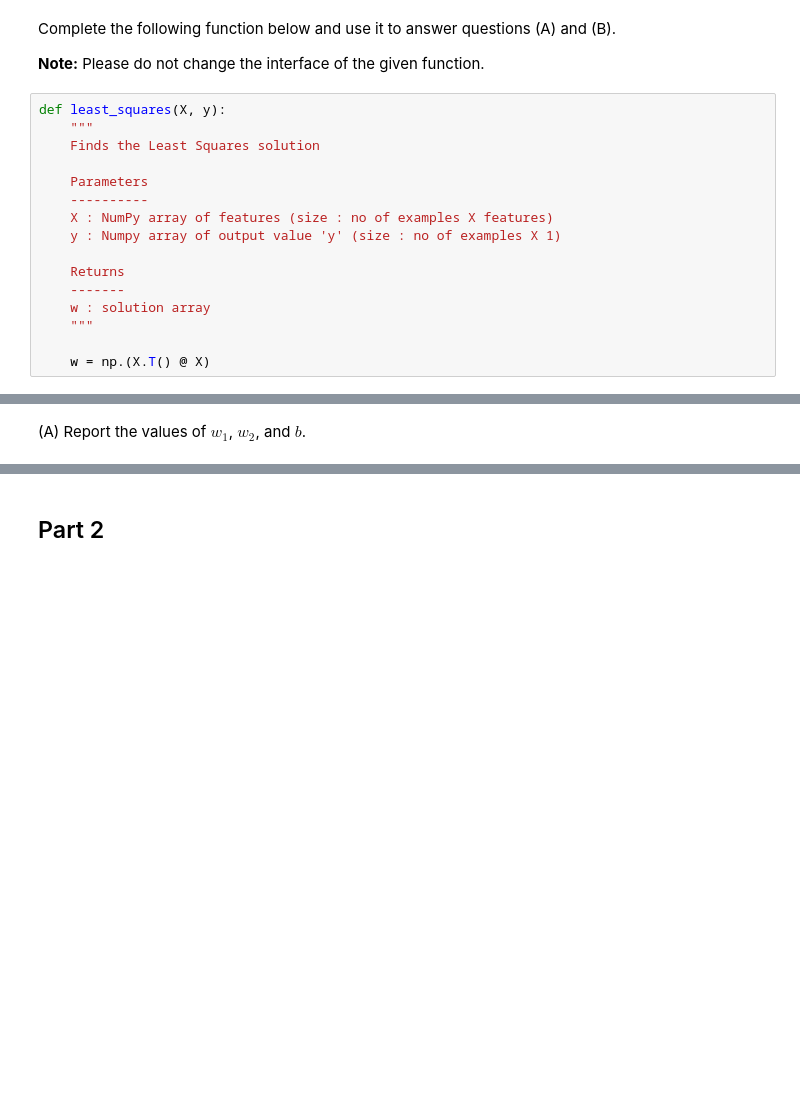
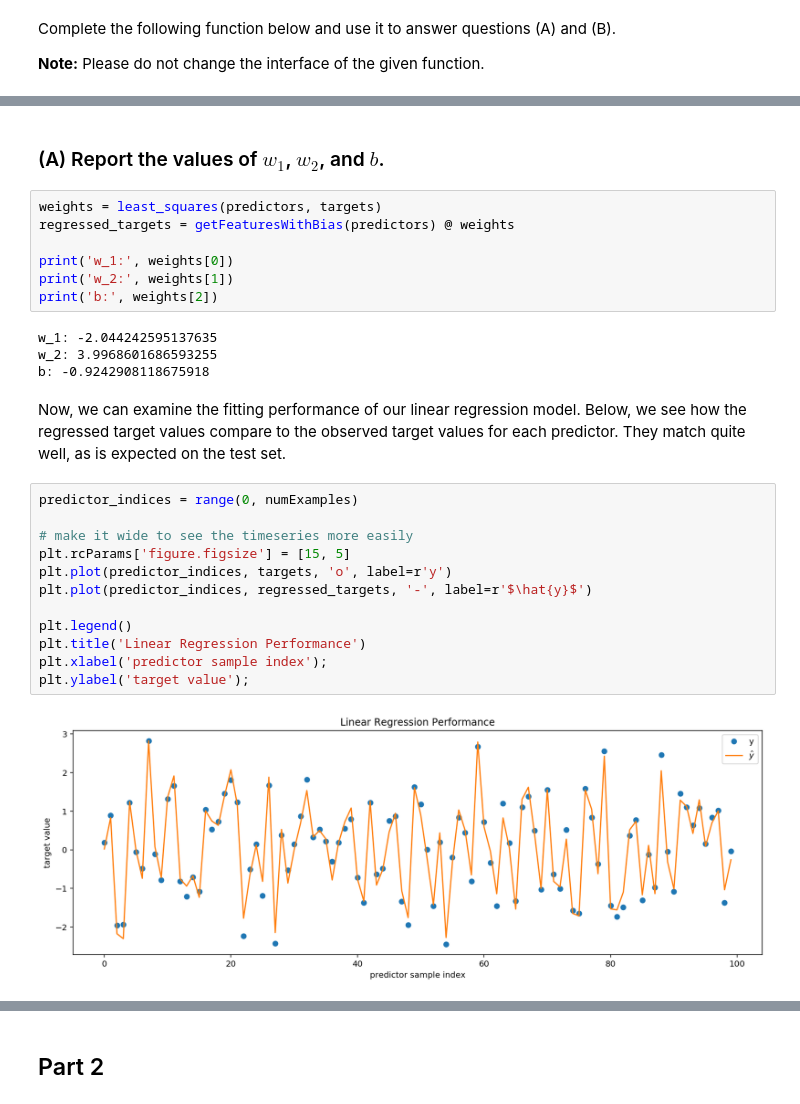
Before and after one commit to nicholasRenninger/DeepLearning_with_Ralphie, a Jupyter notebook: HW/HW 1/2020 assignment_1_Renninger.ipynb, the cells around one changed output, grey strips where cells are left out. Drawn from its saved outputs; the diff is of its cells as text; blank space fills up the shorter version.

```diff
--- a/HW/HW 1/2020 assignment_1_Renninger.ipynb
+++ b/HW/HW 1/2020 assignment_1_Renninger.ipynb
@@ -29,19 +33,3 @@ Write a program to find the exact least squares solution to $y = w_1 x_1 + w_2 x
 Complete the following function below and use it to answer questions (A) and (B).
 
 **Note:** Please do not change the interface of the given function.
-# %%
-def least_squares(X, y):
-    """
-    Finds the Least Squares solution
-
-    Parameters
-    ----------
-    X : NumPy array of features (size : no of examples X features)
-    y : Numpy array of output value 'y' (size : no of examples X 1)
-
-    Returns
-    -------
-    w : solution array
-    """
-
-    w = np.(X.T() @ X)
@@ -48,2 +114,29 @@ def least_squares(X, y):
 # %% [markdown]
-(A) Report the values of $w_1$, $w_2$, and $b$.
+### (A) Report the values of $w_1$, $w_2$, and $b$.
+# %%
+weights = least_squares(predictors, targets)
+regressed_targets = getFeaturesWithBias(predictors) @ weights
+
+print('w_1:', weights[0])
+print('w_2:', weights[1])
+print('b:', weights[2])
+# %% [output]
+w_1: -2.044242595137635
+w_2: 3.9968601686593255
+b: -0.9242908118675918
+# %% [markdown]
+Now, we can examine the fitting performance of our linear regression model. Below, we see how the regressed target values compare to the observed target values for each predictor. They match quite well, as is expected on the test set.
+# %%
+predictor_indices = range(0, numExamples)
+
+# make it wide to see the timeseries more easily
+plt.rcParams['figure.figsize'] = [15, 5]
+plt.plot(predictor_indices, targets, 'o', label=r'y')
+plt.plot(predictor_indices, regressed_targets, '-', label=r'$\hat{y}$')
+
+plt.legend()
+plt.title('Linear Regression Performance')
+plt.xlabel('predictor sample index');
+plt.ylabel('target value');
+# %% [output]
+[figure, added]
```
Also changed, not shown: parts of 6 cells of this notebook, 1 other file.
